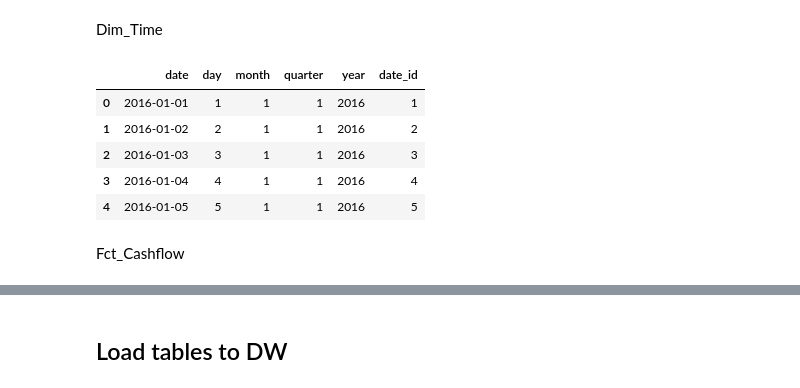
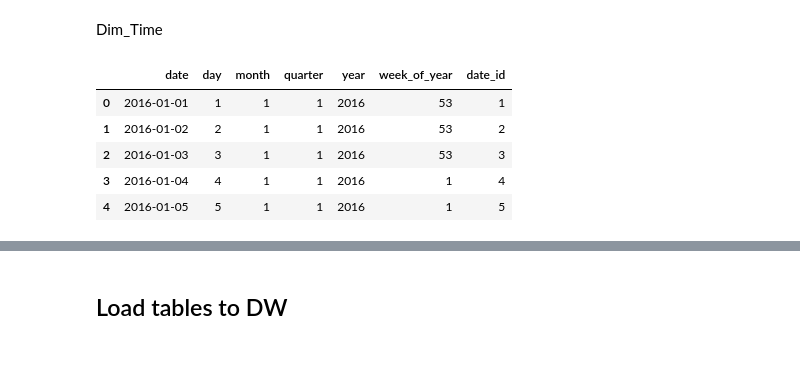
Before and after one commit to mileni98/data-warehouse, a Jupyter notebook: etl/etl_third_theme.ipynb, the cells around one changed output, grey strips where cells are left out. Drawn from its saved outputs; the diff is of its cells as text; code cells hidden in the pictures; blank space fills up the shorter version.

```diff
--- a/etl/etl_third_theme.ipynb
+++ b/etl/etl_third_theme.ipynb
@@ -65,20 +109,19 @@ Dim_Time
 # %%
 dim_Time = pd.concat([df.copy(), pd.DataFrame(columns=['time_id', 'date', 'day', 'month', 'year'])], axis=1)
 
 dates = pd.date_range(start='2016-01-01', end='2026-12-31')
 
 dim_Dates = pd.DataFrame({'date': dates, 'day': dates.day, 'month': dates.month, 'quarter': dates.quarter, 'year': dates.year})
+dim_Dates['week_of_year'] = dim_Dates['date'].dt.isocalendar().week
 
 dim_Dates = dim_Dates.reset_index(drop = True)
 dim_Dates['date_id'] = dim_Dates.index + 1
 
 dim_Dates.head()
 # %% [output]
-|  | date | day | month | quarter | year | date_id |
-| 0 | 2016-01-01 | 1 | 1 | 1 | 2016 | 1 |
-| 1 | 2016-01-02 | 2 | 1 | 1 | 2016 | 2 |
-| 2 | 2016-01-03 | 3 | 1 | 1 | 2016 | 3 |
-| 3 | 2016-01-04 | 4 | 1 | 1 | 2016 | 4 |
-| 4 | 2016-01-05 | 5 | 1 | 1 | 2016 | 5 |
+|  | date | day | month | quarter | year | week_of_year | date_id |
+| 0 | 2016-01-01 | 1 | 1 | 1 | 2016 | 53 | 1 |
+| 1 | 2016-01-02 | 2 | 1 | 1 | 2016 | 53 | 2 |
+| 2 | 2016-01-03 | 3 | 1 | 1 | 2016 | 53 | 3 |
+| 3 | 2016-01-04 | 4 | 1 | 1 | 2016 | 1 | 4 |
+| 4 | 2016-01-05 | 5 | 1 | 1 | 2016 | 1 | 5 |
-# %% [markdown]
-Fct_Cashflow
```
Also changed, not shown: parts of 17 cells of this notebook, 3 other files.
